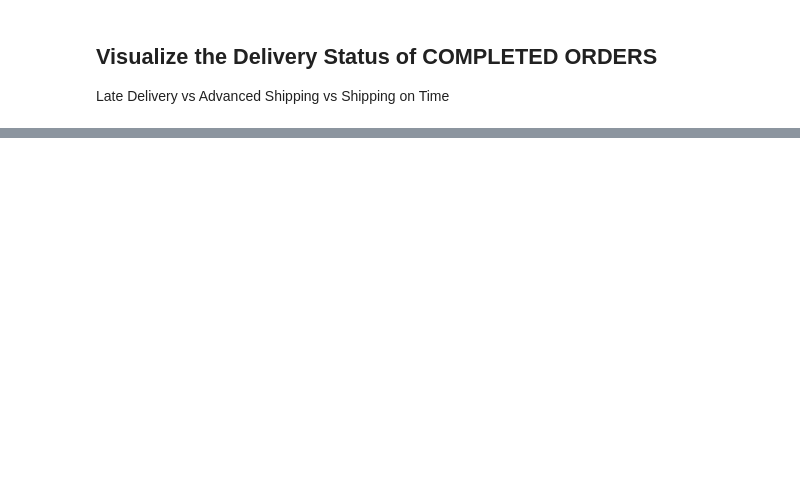
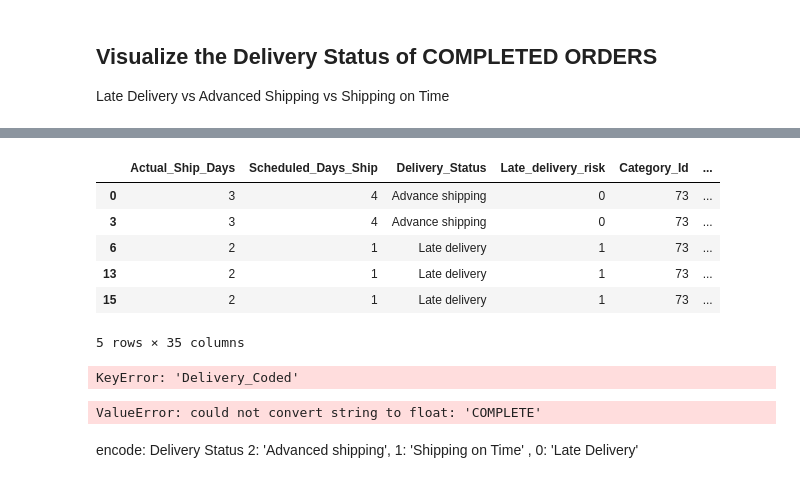
Before and after one commit to jadeal147/Big_Mart_Data, a Jupyter notebook: Big_Data_Mart_EDA.ipynb, the cells around one changed output, grey strips where cells are left out. Cells and saved outputs as stored; diff of their text form; code cells hidden in the pictures; blank space fills up the shorter version.

```diff
--- a/Big_Data_Mart_EDA.ipynb
+++ b/Big_Data_Mart_EDA.ipynb
@@ -117,0 +157,35 @@ print(total_late.shape)
+# %%
+df_ready = pd.get_dummies(data = df_late, columns = ['Order_Region'], drop_first = True, prefix_sep = "OrdReg")
+# %%
+df_ready.drop(['Delivery_Status'], axis = 1)
+df_ready.head()
+# %% [output]
+|  | Actual_Ship_Days | Scheduled_Days_Ship | Delivery_Status | Late_delivery_risk | Category_Id | ... |
+| 0 | 3 | 4 | Advance shipping | 0 | 73 | ... |
+| 3 | 3 | 4 | Advance shipping | 0 | 73 | ... |
+| 6 | 2 | 1 | Late delivery | 1 | 73 | ... |
+| 13 | 2 | 1 | Late delivery | 1 | 73 | ... |
+| 15 | 2 | 1 | Late delivery | 1 | 73 | ... |
+5 rows × 35 columns
+# %%
+from sklearn.cluster import KMeans
+x = df_ready.drop(['Customer_State','Order_Country','Order_Status','Delivery_Status', 'Category_Name','Order_City','Customer_Zipcode'], axis = 1).values
+y = df_ready['Delivery_Coded']
+# %% [output]
+KeyError: 'Delivery_Coded'
+# %%
+Error =[]
+for i in range(1, 11):
+    kmeans = KMeans(n_clusters = i).fit(x)
+    kmeans.fit(x)
+    Error.append(kmeans.inertia_)
+import matplotlib.pyplot as plt
+plt.plot(range(1, 11), Error)
+plt.title('Elbow method')
+plt.xlabel('No of clusters')
+plt.ylabel('Error')
+plt.show()
+# %% [output]
+ValueError: could not convert string to float: 'COMPLETE'
+# %% [markdown]
+encode: Delivery Status   2: 'Advanced shipping',  1: 'Shipping on Time' , 0: 'Late Delivery'
```
Also changed, not shown: parts of 8 cells of this notebook.
